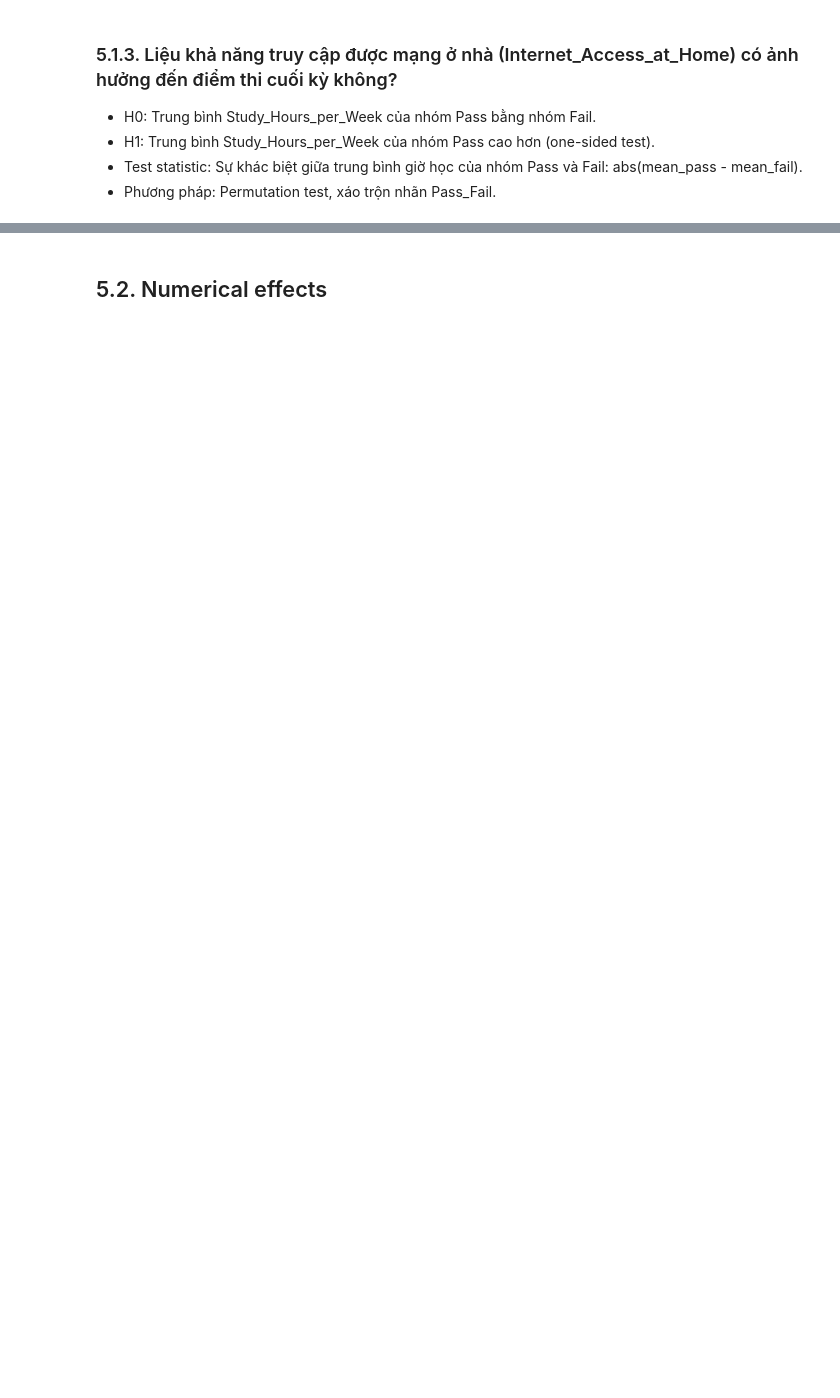
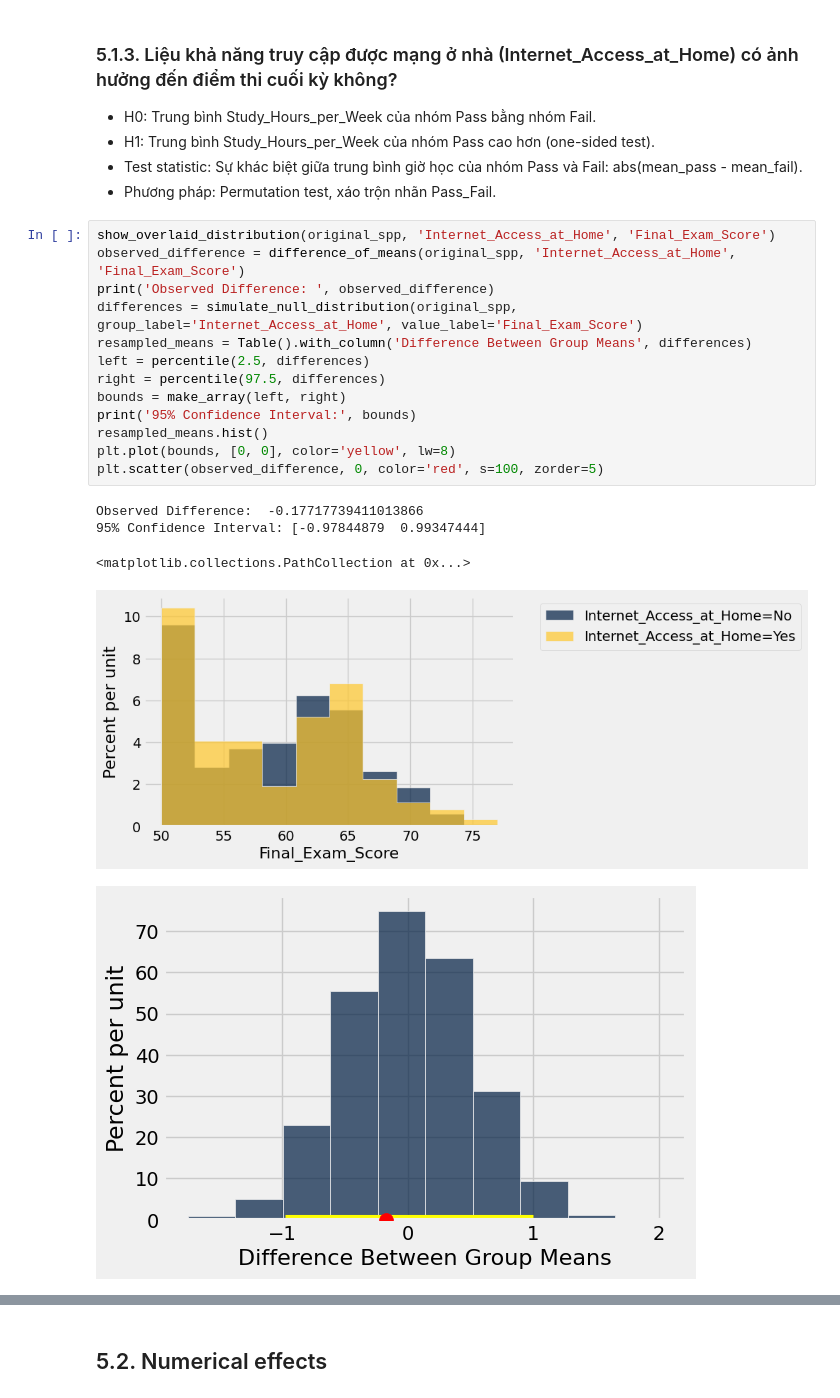
Before and after one commit to anizme/UET_DataScience_Prj, a Jupyter notebook: explore_spp_data.ipynb, the cells around one changed output, grey strips where cells are left out. Drawn from its saved outputs; the diff is of its cells as text; blank space fills up the shorter version.

```diff
--- a/explore_spp_data.ipynb
+++ b/explore_spp_data.ipynb
@@ -293,3 +359,22 @@ for col in spp_categorical_cols:
 - H1: Trung bình Study_Hours_per_Week của nhóm Pass cao hơn (one-sided test).
 - Test statistic: Sự khác biệt giữa trung bình giờ học của nhóm Pass và Fail: abs(mean_pass - mean_fail).
 - Phương pháp: Permutation test, xáo trộn nhãn Pass_Fail.
+# %%
+show_overlaid_distribution(original_spp, 'Internet_Access_at_Home', 'Final_Exam_Score')
+observed_difference = difference_of_means(original_spp, 'Internet_Access_at_Home', 'Final_Exam_Score')
+print('Observed Difference: ', observed_difference)
+differences = simulate_null_distribution(original_spp, group_label='Internet_Access_at_Home', value_label='Final_Exam_Score')
+resampled_means = Table().with_column('Difference Between Group Means', differences)
+left = percentile(2.5, differences)
+right = percentile(97.5, differences)
+bounds = make_array(left, right)
+print('95% Confidence Interval:', bounds)
+resampled_means.hist()
+plt.plot(bounds, [0, 0], color='yellow', lw=8)
+plt.scatter(observed_difference, 0, color='red', s=100, zorder=5)
+# %% [output]
+Observed Difference:  -0.17717739411013866
+95% Confidence Interval: [-0.97844879  0.99347444]
+<matplotlib.collections.PathCollection at 0x...>
+[figure, added]
+[figure, added]
```
Also changed, not shown: parts of 22 cells of this notebook.
